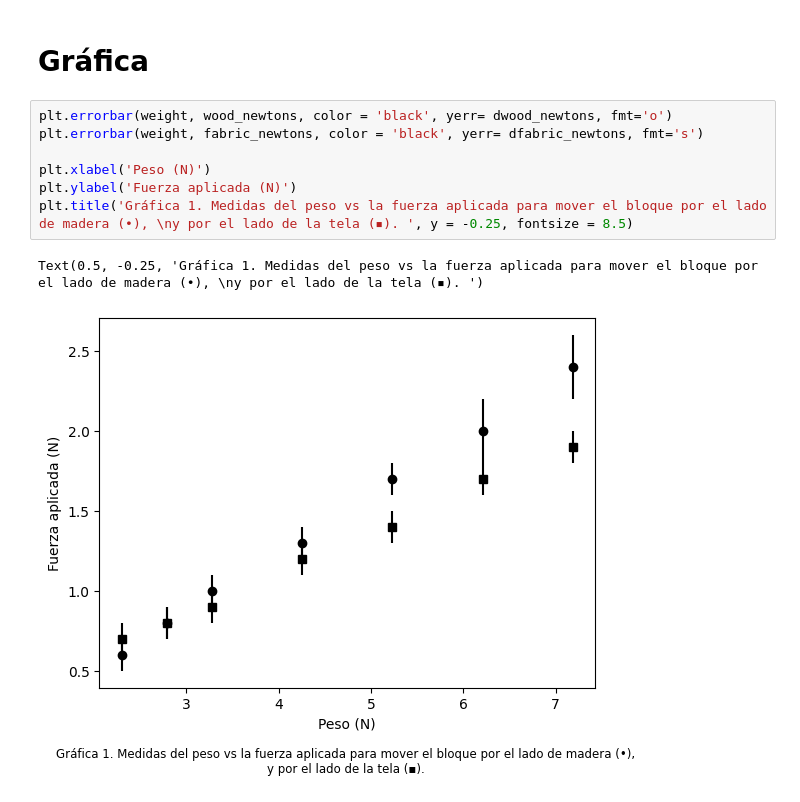
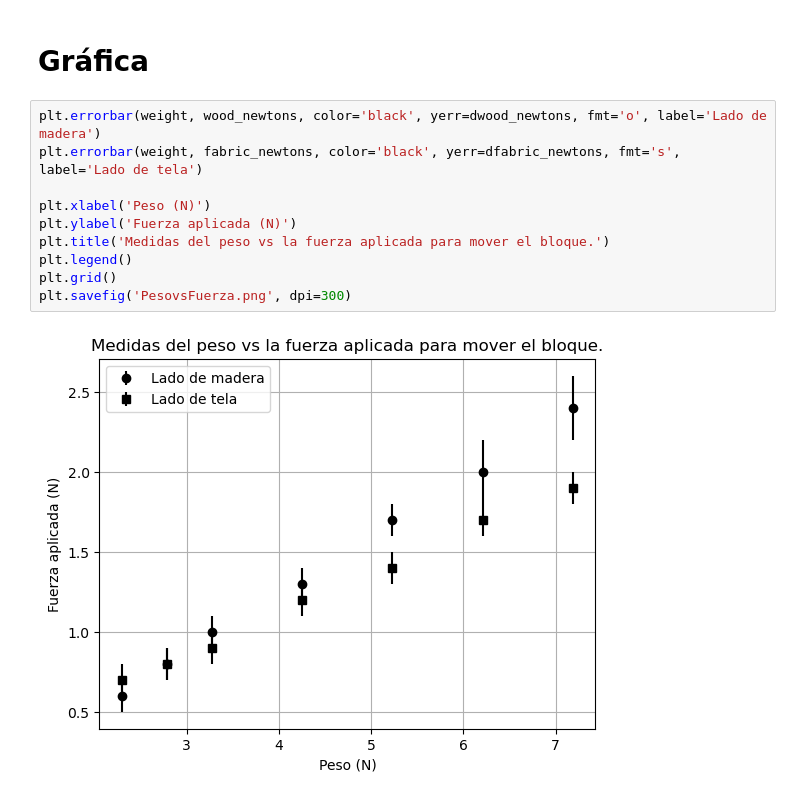
Before and after one commit to Hdavid1123/F-sica-Experimental-II-2024-1, a Jupyter notebook: Tarea_3/minimos_cuadrados.ipynb, the cells around one changed output. Saved outputs shown, nothing was run; the diff lists cells and outputs as text.

Commit message:
Modificando la gráfica peso-fuerza

```diff
--- a/Tarea_3/minimos_cuadrados.ipynb
+++ b/Tarea_3/minimos_cuadrados.ipynb
@@ -92,12 +94,14 @@ La desviación estándar es: 77.26
 # %% [markdown]
 # Gráfica
 # %%
-plt.errorbar(weight, wood_newtons, color = 'black', yerr= dwood_newtons, fmt='o')
-plt.errorbar(weight, fabric_newtons, color = 'black', yerr= dfabric_newtons, fmt='s')
+plt.errorbar(weight, wood_newtons, color='black', yerr=dwood_newtons, fmt='o', label='Lado de madera')
+plt.errorbar(weight, fabric_newtons, color='black', yerr=dfabric_newtons, fmt='s', label='Lado de tela')
 
 plt.xlabel('Peso (N)')
 plt.ylabel('Fuerza aplicada (N)')
-plt.title('Gráfica 1. Medidas del peso vs la fuerza aplicada para mover el bloque por el lado de madera (•), \ny por el lado de la tela (▪). ', y = -0.25, fontsize = 8.5)
+plt.title('Medidas del peso vs la fuerza aplicada para mover el bloque.')
+plt.legend()
+plt.grid()
+plt.savefig('PesovsFuerza.png', dpi=300)
 # %% [output]
-Text(0.5, -0.25, 'Gráfica 1. Medidas del peso vs la fuerza aplicada para mover el bloque por el lado de madera (•), \ny por el lado de la tela (▪). ')
-[figure, old version]
+[figure, new version]
```
Also changed, not shown: parts of 2 cells of this notebook, 1 other file.
